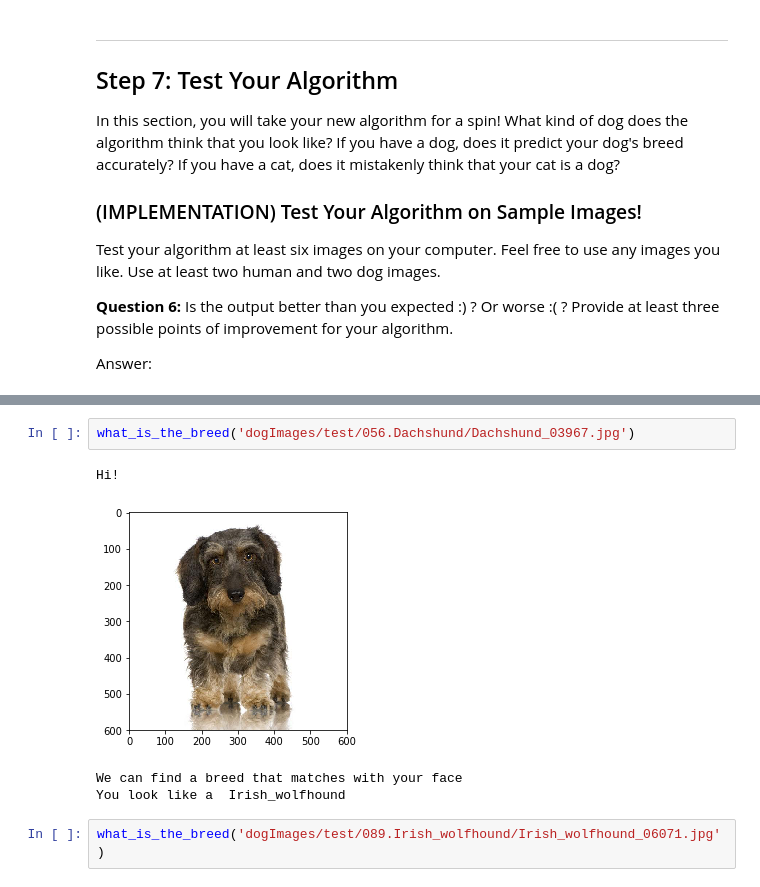
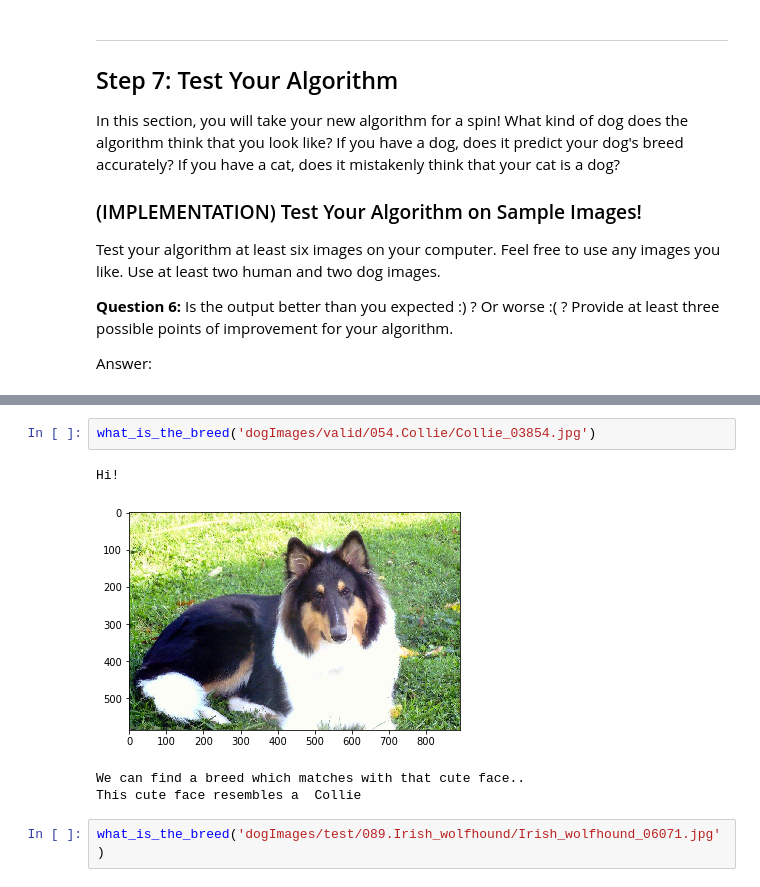
Before and after one commit to rahul-c1/dog-project, a Jupyter notebook: dog_app.ipynb, the cells around one changed output, grey strips where cells are left out. Drawn from its saved outputs; the diff is of its cells as text.

```diff
--- a/dog_app.ipynb
+++ b/dog_app.ipynb
@@ -809,10 +810,10 @@ You look like a  Silky_terrier
-# %%
-what_is_the_breed('dogImages/test/056.Dachshund/Dachshund_03967.jpg')
-# %% [output]
-Hi!
-[figure, removed]
-We can find a breed that matches with your face
-You look like a  Irish_wolfhound
+# %%
+what_is_the_breed('dogImages/valid/054.Collie/Collie_03854.jpg')
+# %% [output]
+Hi!
+[figure, added]
+We can find a breed which matches with that cute face..
+This cute face resembles a  Collie
 # %%
 what_is_the_breed('dogImages/test/089.Irish_wolfhound/Irish_wolfhound_06071.jpg')
 # %% [output]
```
Also changed, not shown: parts of 7 cells of this notebook, 3 other files.
